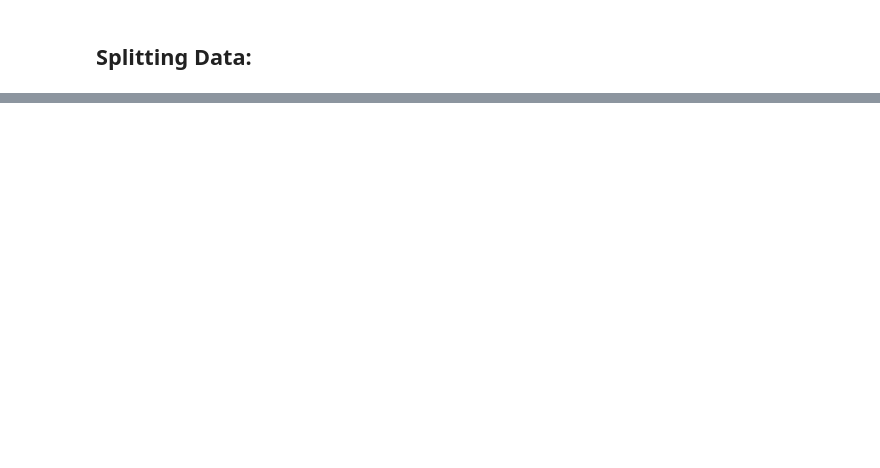
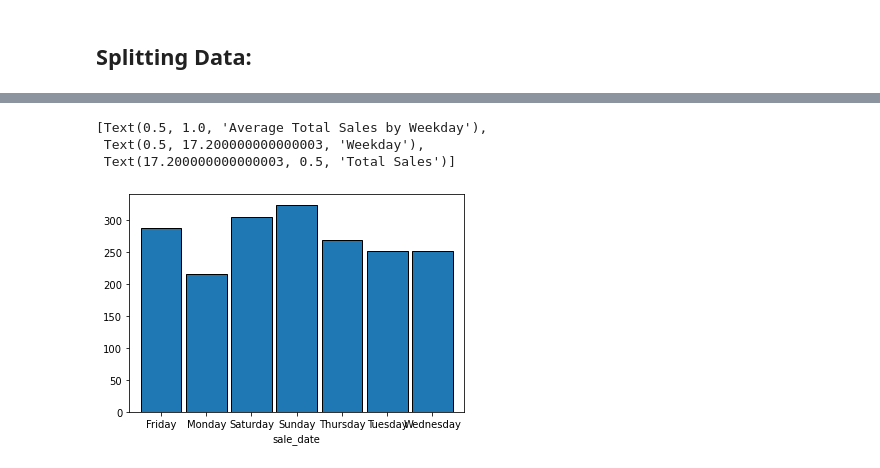
Before and after one commit to greg-maggard/time_series_exercises, a Jupyter notebook: explore.ipynb, the cells around one changed output, grey strips where cells are left out. Cells and saved outputs as stored; diff of their text form; code cells hidden in the pictures; blank space fills up the shorter version.

```diff
--- a/explore.ipynb
+++ b/explore.ipynb
@@ -22,0 +77,11 @@ sales.head(1)
+# %%
+#Plotting mean total sales by weekday:
+
+y.groupby(y.index.day_name()).mean().plot.bar(width=.9, ec='black')
+plt.xticks(rotation=0)
+ax.set(title='Average Total Sales by Weekday', xlabel='Weekday', ylabel='Total Sales')
+# %% [output]
+[Text(0.5, 1.0, 'Average Total Sales by Weekday'),
+ Text(0.5, 17.200000000000003, 'Weekday'),
+ Text(17.200000000000003, 0.5, 'Total Sales')]
+[figure, added]
```
Also changed, not shown: parts of 22 cells of this notebook, 1 other file.
